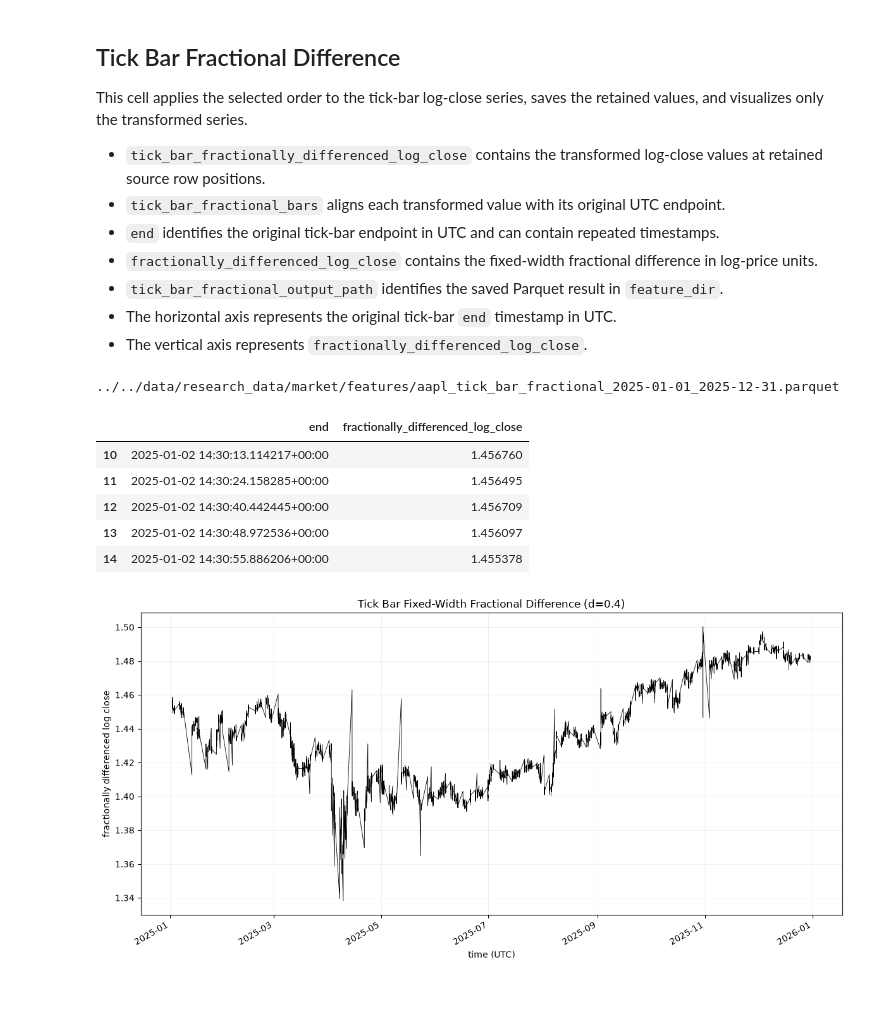
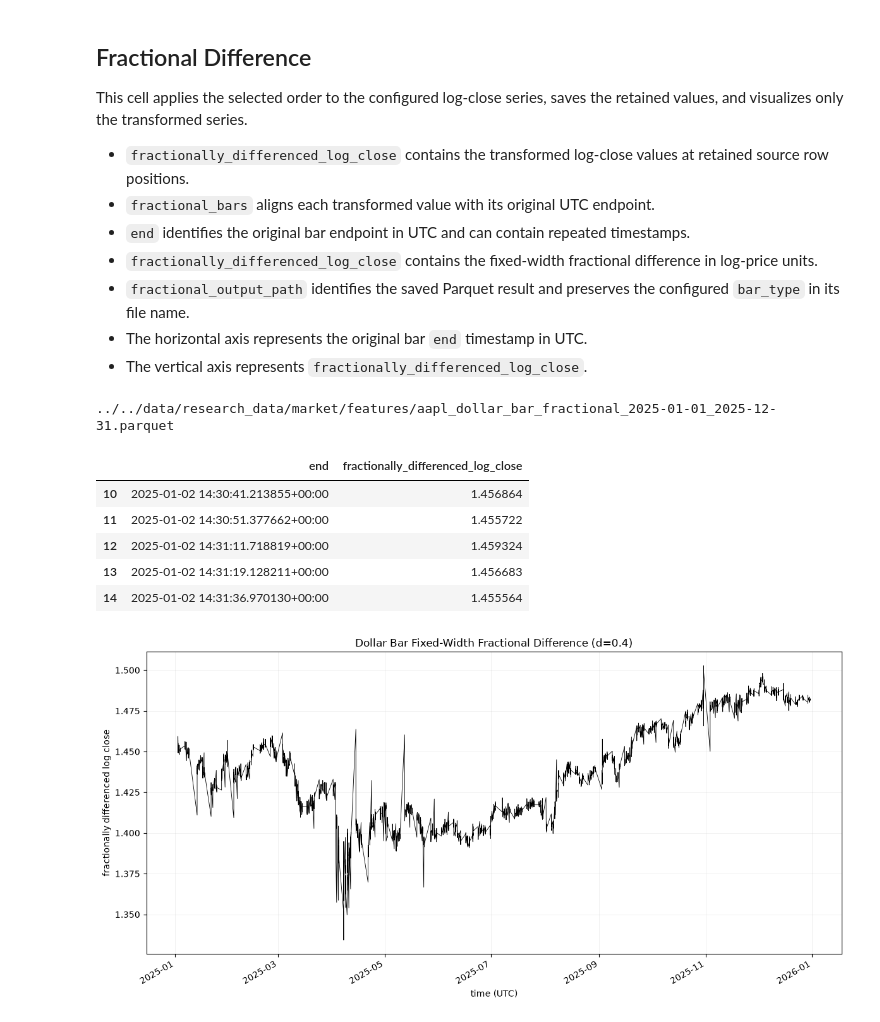
Before and after one commit to kwonjunhyuk9/financial-machine-learning, a Jupyter notebook: notebooks/data_preprocessing/market_differentiated_bars.ipynb, the cells around one changed output. Cells and saved outputs as stored; diff of their text form; code cells hidden in the pictures; blank space fills up the shorter version.

```diff
--- a/notebooks/data_preprocessing/market_differentiated_bars.ipynb
+++ b/notebooks/data_preprocessing/market_differentiated_bars.ipynb
@@ -138,60 +116,61 @@ Selected differencing order: 0.4
 # %% [markdown]
-## Tick Bar Fractional Difference
+## Fractional Difference
 
-This cell applies the selected order to the tick-bar log-close series, saves the retained values, and visualizes only the transformed series.
-- `tick_bar_fractionally_differenced_log_close` contains the transformed log-close values at retained source row positions.
-- `tick_bar_fractional_bars` aligns each transformed value with its original UTC endpoint.
-- `end` identifies the original tick-bar endpoint in UTC and can contain repeated timestamps.
+This cell applies the selected order to the configured log-close series, saves the retained values, and visualizes only the transformed series.
+
+- `fractionally_differenced_log_close` contains the transformed log-close values at retained source row positions.
+- `fractional_bars` aligns each transformed value with its original UTC endpoint.
+- `end` identifies the original bar endpoint in UTC and can contain repeated timestamps.
 - `fractionally_differenced_log_close` contains the fixed-width fractional difference in log-price units.
-- `tick_bar_fractional_output_path` identifies the saved Parquet result in `feature_dir`.
-- The horizontal axis represents the original tick-bar `end` timestamp in UTC.
+- `fractional_output_path` identifies the saved Parquet result and preserves the configured `bar_type` in its file name.
+- The horizontal axis represents the original bar `end` timestamp in UTC.
 - The vertical axis represents `fractionally_differenced_log_close`.
 # %%
-tick_bar_fractionally_differenced_log_close = (
+fractionally_differenced_log_close = (
     fractional_difference_fixed_width(
-        tick_bar_log_close_frame,
-        differencing_order=tick_bar_selected_d,
+        log_close_frame,
+        differencing_order=selected_d,
         weight_cutoff=weight_cutoff,
     )
 )
-tick_bar_fractional_bars = tick_bars.loc[
-    tick_bar_fractionally_differenced_log_close.index,
+fractional_bars = bars.loc[
+    fractionally_differenced_log_close.index,
     ["end"],
 ].copy()
-tick_bar_fractional_bars[
+fractional_bars[
     "fractionally_differenced_log_close"
-] = tick_bar_fractionally_differenced_log_close["log_close"]
+] = fractionally_differenced_log_close["log_close"]
 
-tick_bar_fractional_output_path = feature_dir / (
-    f"{symbol_slug}_tick_bar_fractional_{period_slug}.parquet"
+fractional_output_path = feature_dir / (
+    f"{symbol_slug}_{bar_type}_fractional_{period_slug}.parquet"
 )
-tick_bar_fractional_bars.to_parquet(
-    tick_bar_fractional_output_path,
+fractional_bars.to_parquet(
+    fractional_output_path,
     index=False,
 )
 
-print(tick_bar_fractional_output_path)
-display(tick_bar_fractional_bars.head())
+print(fractional_output_path)
+display(fractional_bars.head())
 
-tick_bar_figure, tick_bar_axis = plt.subplots(figsize=(12, 6))
-tick_bar_fractional_bars.set_index("end")[
+figure, axis = plt.subplots(figsize=(12, 6))
+fractional_bars.set_index("end")[
     "fractionally_differenced_log_close"
-].plot(ax=tick_bar_axis, color="black", linewidth=0.6)
-tick_bar_axis.set_xlabel("time (UTC)")
-tick_bar_axis.set_ylabel("fractionally differenced log close")
-tick_bar_axis.set_title(
-    "Tick Bar Fixed-Width Fractional Difference "
-    f"(d={tick_bar_selected_d:.1f})"
+].plot(ax=axis, color="black", linewidth=0.6)
+axis.set_xlabel("time (UTC)")
+axis.set_ylabel("fractionally differenced log close")
+axis.set_title(
+    f"{bar_label} Fixed-Width Fractional Difference "
+    f"(d={selected_d:.1f})"
 )
-tick_bar_axis.grid(alpha=0.25)
-tick_bar_figure.tight_layout()
+axis.grid(alpha=0.25)
+figure.tight_layout()
 plt.show()
 # %% [output]
-../../data/research_data/market/features/aapl_tick_bar_fractional_2025-01-01_2025-12-31.parquet
+../../data/research_data/market/features/aapl_dollar_bar_fractional_2025-01-01_2025-12-31.parquet
 |  | end | fractionally_differenced_log_close |
-| 10 | 2025-01-02 14:30:13.114217+00:00 | 1.456760 |
-| 11 | 2025-01-02 14:30:24.158285+00:00 | 1.456495 |
-| 12 | 2025-01-02 14:30:40.442445+00:00 | 1.456709 |
-| 13 | 2025-01-02 14:30:48.972536+00:00 | 1.456097 |
-| 14 | 2025-01-02 14:30:55.886206+00:00 | 1.455378 |
+| 10 | 2025-01-02 14:30:41.213855+00:00 | 1.456864 |
+| 11 | 2025-01-02 14:30:51.377662+00:00 | 1.455722 |
+| 12 | 2025-01-02 14:31:11.718819+00:00 | 1.459324 |
+| 13 | 2025-01-02 14:31:19.128211+00:00 | 1.456683 |
+| 14 | 2025-01-02 14:31:36.970130+00:00 | 1.455564 |
-[figure, old version]
+[figure, new version]
```
Also changed, not shown: parts of 13 cells of this notebook, 3 other files.
